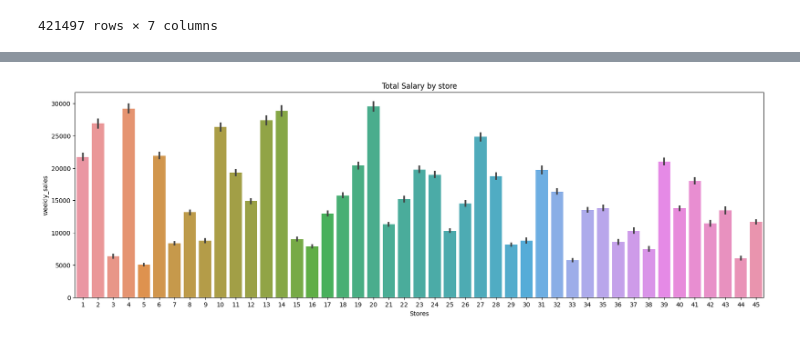
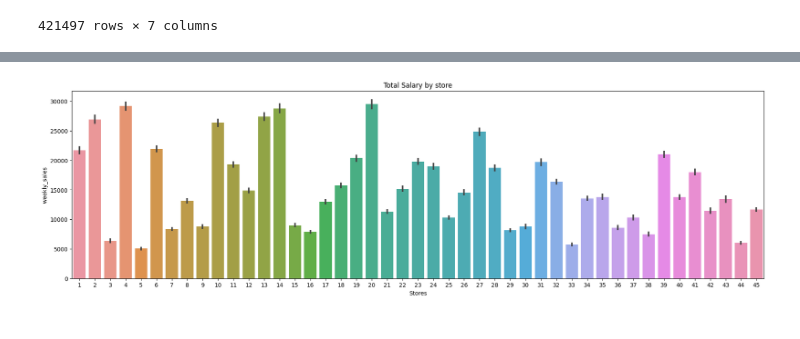
Before and after one commit to EbramShereen/Visualization_data, a Jupyter notebook: Visualization (1).ipynb, the cells around one changed output, grey strips where cells are left out. Saved outputs shown, nothing was run; the diff lists cells and outputs as text; code cells hidden in the pictures.

```diff
--- a/Visualization (1).ipynb
+++ b/Visualization (1).ipynb
@@ -411,9 +400,10 @@ plt.show()
 # %%
-fig = plt.figure(figsize=(20, 6))
-sns.barplot(x="Store", y="Weekly_Sales", data=dt2)
+# question 2
+fig = plt.figure(figsize=(22, 6))
+sns.barplot(x="Store", y="Weekly_Sales", data=merged_data)
 plt.xlabel('Stores')
 plt.ylabel('weekly_sales')
 plt.title('Total Salary by store')
 plt.show()
 # %% [output]
-[figure, old version]
+[figure, new version]
```
Also changed, not shown: parts of 8 cells of this notebook, 1 other file.
